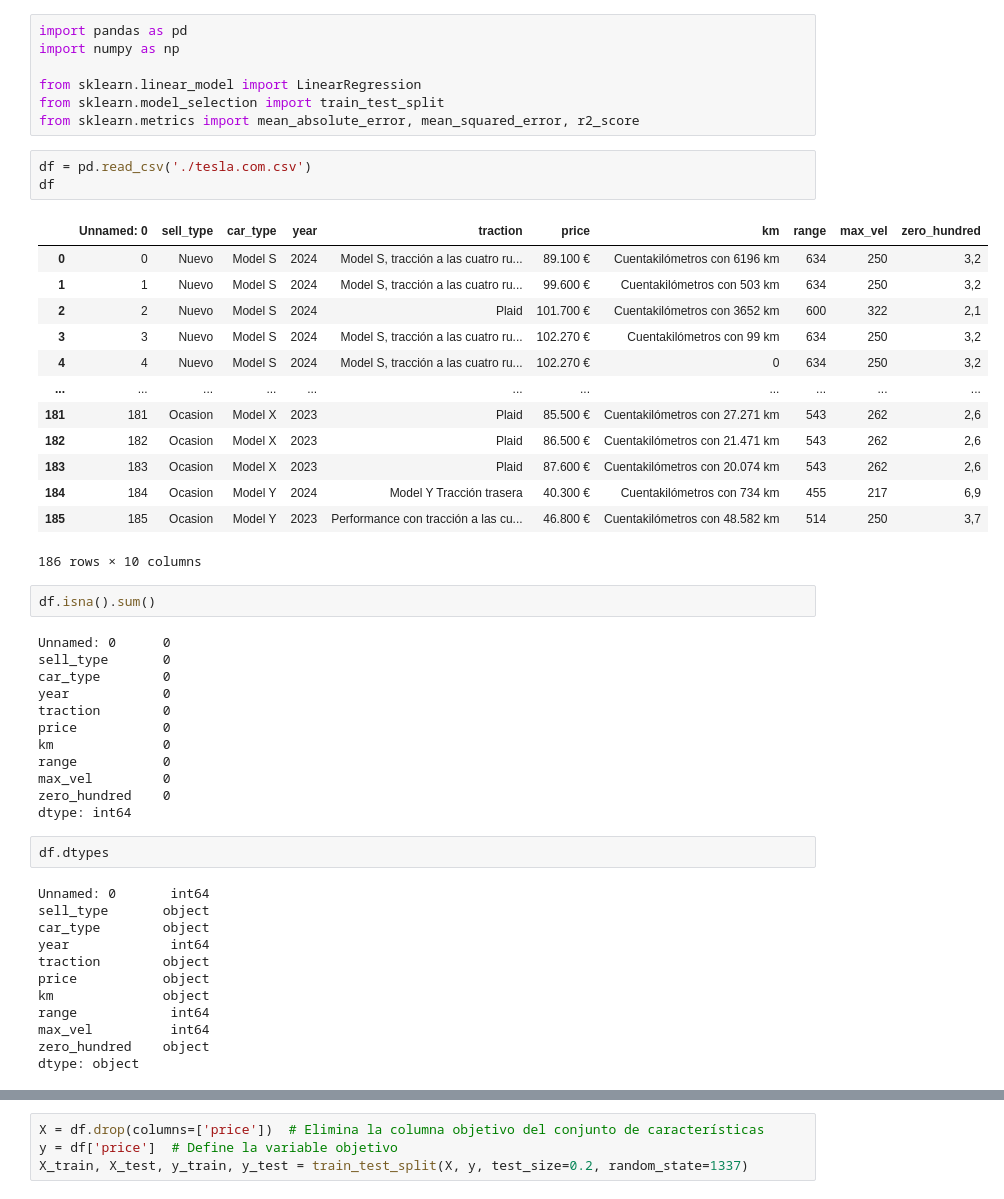
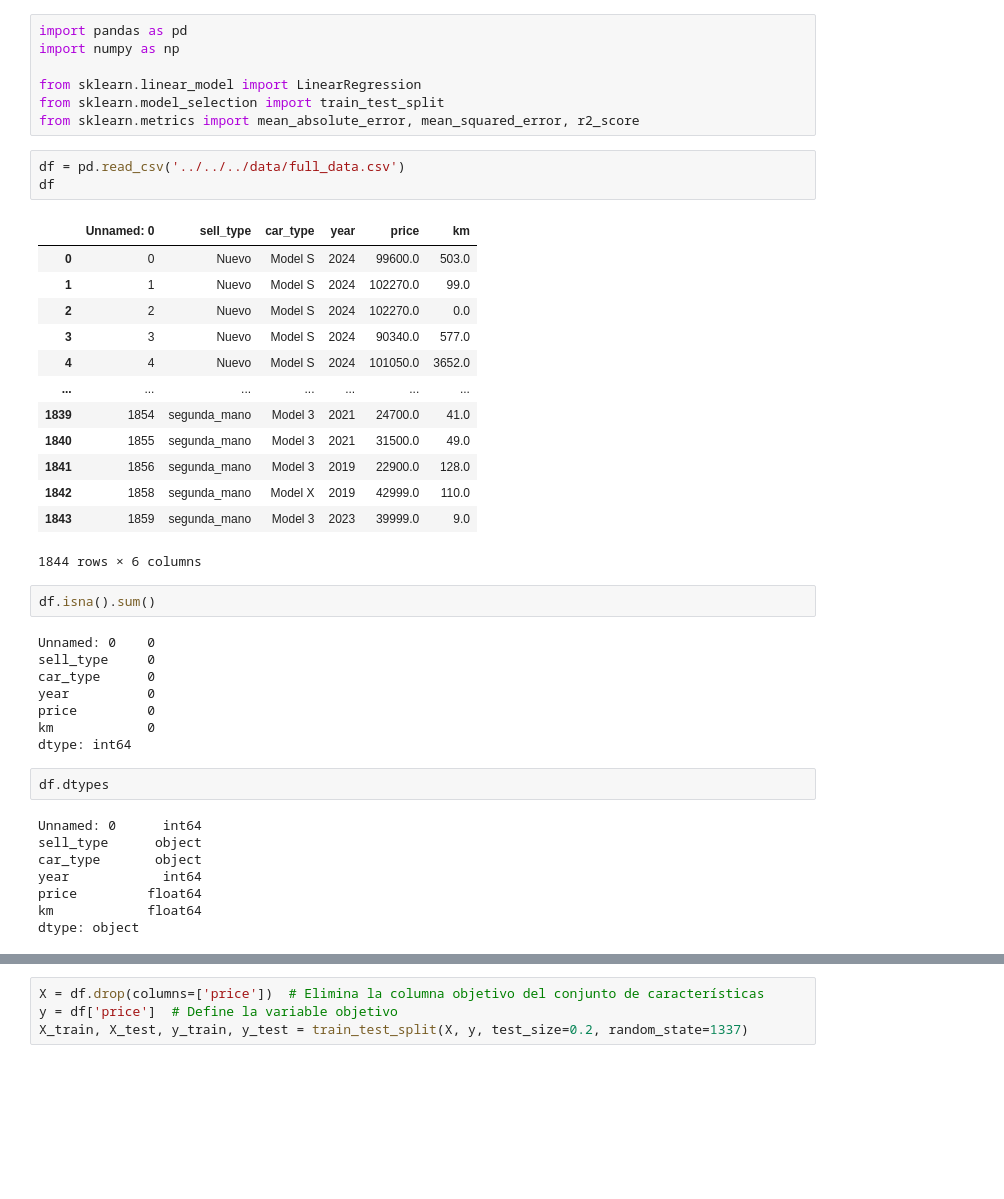
Before and after one commit to GamblerRunner/ProyectoTesla, a Jupyter notebook: src/modeling/Notebooks/linear_marcos.ipynb, the cells around one changed output, grey strips where cells are left out. Saved outputs shown, nothing was run; the diff lists cells and outputs as text; blank space fills up the shorter version.

Commit message:
Business Understanding + Modeling + Transformation & Normalization

```diff
--- a/src/modeling/Notebooks/linear_marcos.ipynb
+++ b/src/modeling/Notebooks/linear_marcos.ipynb
@@ -6,49 +6,41 @@ from sklearn.linear_model import LinearRegression
 from sklearn.model_selection import train_test_split
 from sklearn.metrics import mean_absolute_error, mean_squared_error, r2_score
 # %%
-df = pd.read_csv('./tesla.com.csv')
+df = pd.read_csv('../../../data/full_data.csv')
 df
 # %% [output]
-|  | Unnamed: 0 | sell_type | car_type | year | traction | price | km | range | max_vel | zero_hundred |
-| 0 | 0 | Nuevo | Model S | 2024 | Model S, tracción a las cuatro ru... | 89.100 € | Cuentakilómetros con 6196 km | 634 | 250 | 3,2 |
-| 1 | 1 | Nuevo | Model S | 2024 | Model S, tracción a las cuatro ru... | 99.600 € | Cuentakilómetros con 503 km | 634 | 250 | 3,2 |
-| 2 | 2 | Nuevo | Model S | 2024 | Plaid | 101.700 € | Cuentakilómetros con 3652 km | 600 | 322 | 2,1 |
-| 3 | 3 | Nuevo | Model S | 2024 | Model S, tracción a las cuatro ru... | 102.270 € | Cuentakilómetros con 99 km | 634 | 250 | 3,2 |
-| 4 | 4 | Nuevo | Model S | 2024 | Model S, tracción a las cuatro ru... | 102.270 € | 0 | 634 | 250 | 3,2 |
-| ... | ... | ... | ... | ... | ... | ... | ... | ... | ... | ... |
-| 181 | 181 | Ocasion | Model X | 2023 | Plaid | 85.500 € | Cuentakilómetros con 27.271 km | 543 | 262 | 2,6 |
-| 182 | 182 | Ocasion | Model X | 2023 | Plaid | 86.500 € | Cuentakilómetros con 21.471 km | 543 | 262 | 2,6 |
-| 183 | 183 | Ocasion | Model X | 2023 | Plaid | 87.600 € | Cuentakilómetros con 20.074 km | 543 | 262 | 2,6 |
-| 184 | 184 | Ocasion | Model Y | 2024 | Model Y Tracción trasera | 40.300 € | Cuentakilómetros con 734 km | 455 | 217 | 6,9 |
-| 185 | 185 | Ocasion | Model Y | 2023 | Performance con tracción a las cu... | 46.800 € | Cuentakilómetros con 48.582 km | 514 | 250 | 3,7 |
+|  | Unnamed: 0 | sell_type | car_type | year | price | km |
+| 0 | 0 | Nuevo | Model S | 2024 | 99600.0 | 503.0 |
+| 1 | 1 | Nuevo | Model S | 2024 | 102270.0 | 99.0 |
+| 2 | 2 | Nuevo | Model S | 2024 | 102270.0 | 0.0 |
+| 3 | 3 | Nuevo | Model S | 2024 | 90340.0 | 577.0 |
+| 4 | 4 | Nuevo | Model S | 2024 | 101050.0 | 3652.0 |
+| ... | ... | ... | ... | ... | ... | ... |
+| 1839 | 1854 | segunda_mano | Model 3 | 2021 | 24700.0 | 41.0 |
+| 1840 | 1855 | segunda_mano | Model 3 | 2021 | 31500.0 | 49.0 |
+| 1841 | 1856 | segunda_mano | Model 3 | 2019 | 22900.0 | 128.0 |
+| 1842 | 1858 | segunda_mano | Model X | 2019 | 42999.0 | 110.0 |
+| 1843 | 1859 | segunda_mano | Model 3 | 2023 | 39999.0 | 9.0 |
-186 rows × 10 columns
+1844 rows × 6 columns
 # %%
 df.isna().sum()
 # %% [output]
-Unnamed: 0      0
-sell_type       0
-car_type        0
-year            0
-traction        0
-price           0
-km              0
-range           0
-max_vel         0
-zero_hundred    0
+Unnamed: 0    0
+sell_type     0
+car_type      0
+year          0
+price         0
+km            0
 dtype: int64
 # %%
 df.dtypes
 # %% [output]
-Unnamed: 0       int64
-sell_type       object
-car_type        object
-year             int64
-traction        object
-price           object
-km              object
-range            int64
-max_vel          int64
-zero_hundred    object
+Unnamed: 0      int64
+sell_type      object
+car_type       object
+year            int64
+price         float64
+km            float64
 dtype: object
 # %%
 for column in df.columns:
```
Also changed, not shown: parts of 7 cells of this notebook, 5 other files.
